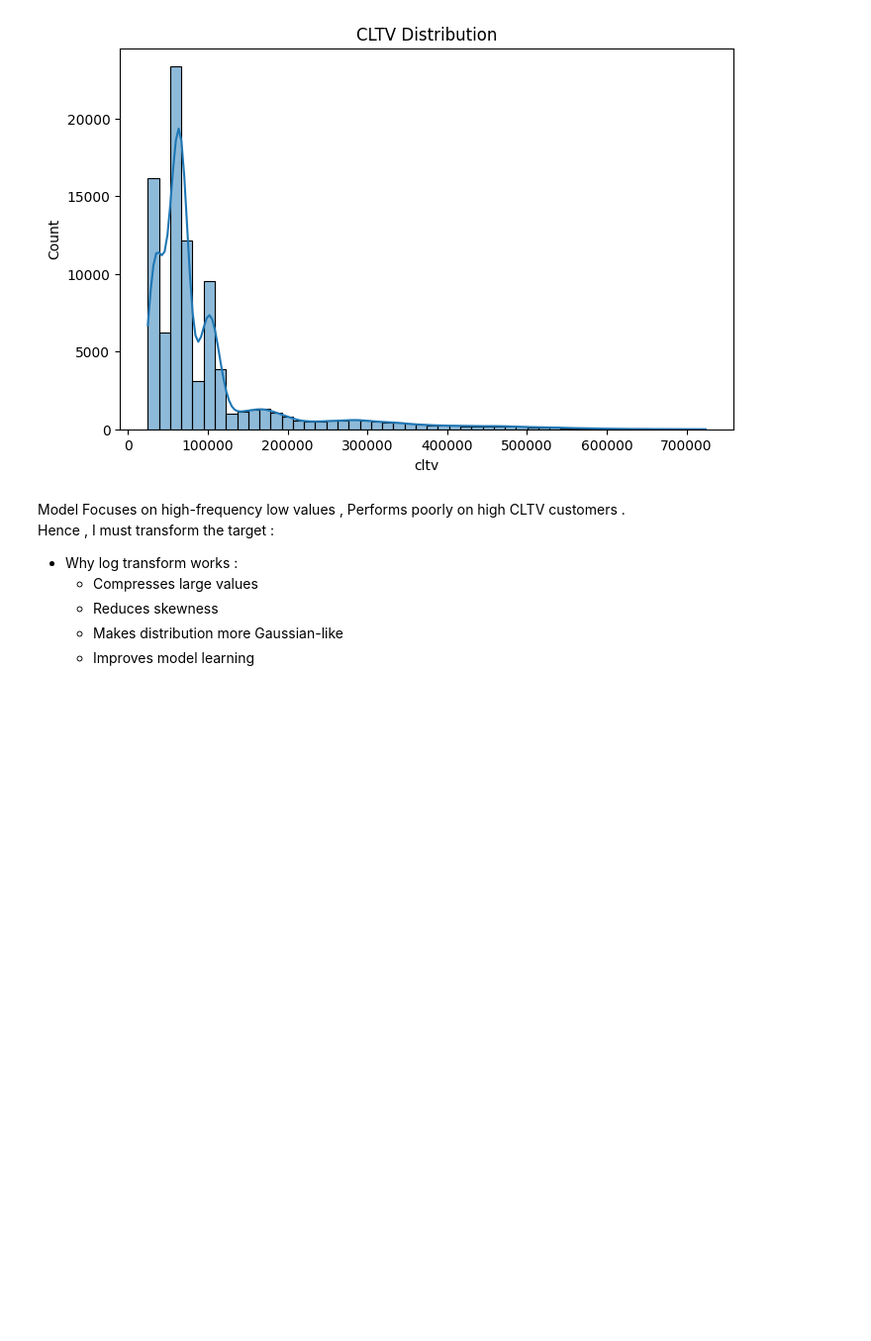
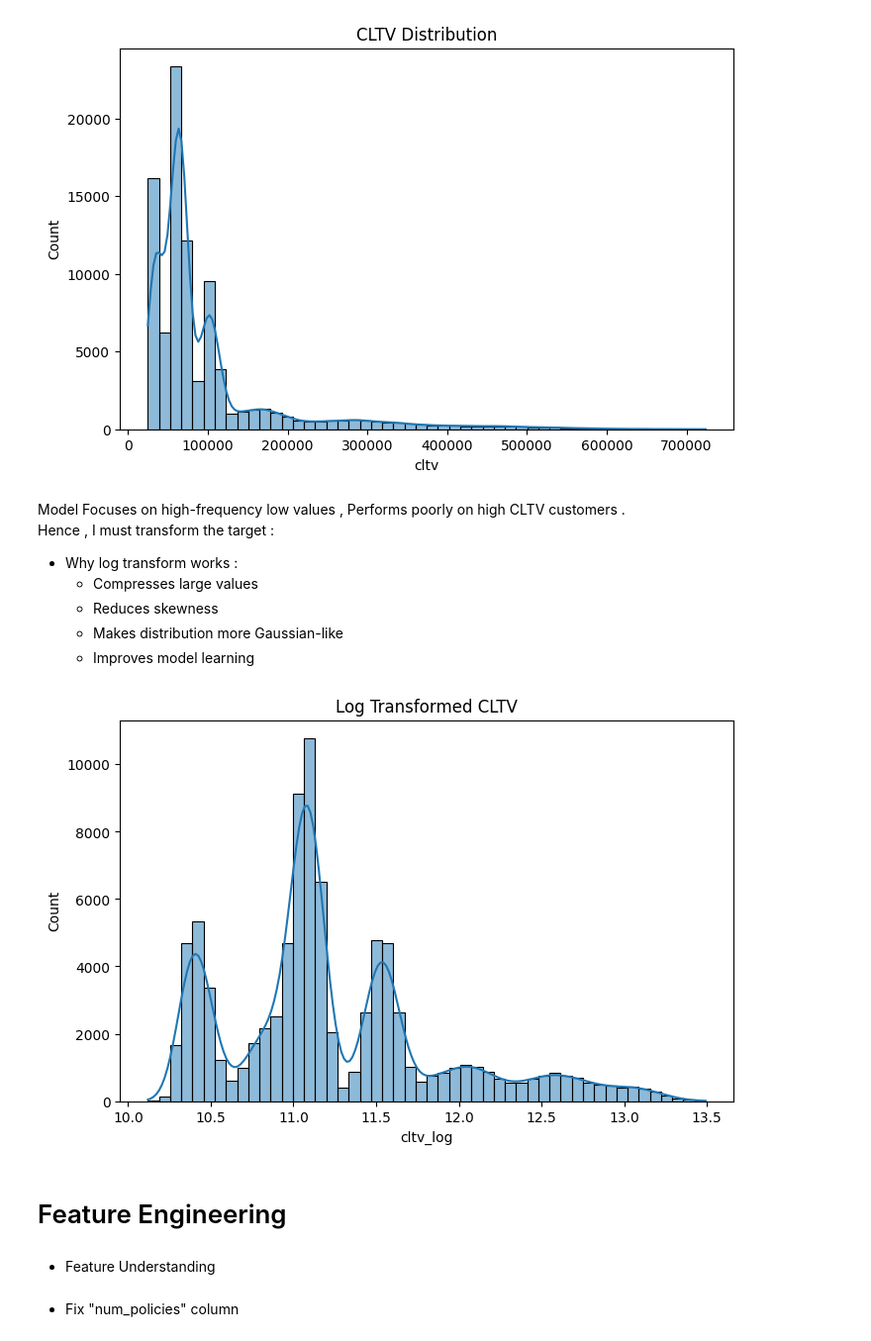
Before and after one commit to PranilBankar/CLTV_Prediction, a Jupyter notebook: Model.ipynb, the cells around one changed output. Shown at 99% size. Cells and saved outputs as stored; diff of their text form; code cells hidden in the pictures; blank space fills up the shorter version.

```diff
--- a/Model.ipynb
+++ b/Model.ipynb
@@ -117,3 +117,13 @@ Hence , I must transform the target :
   - Improves model learning
 # %%
 train['cltv_log'] = np.log1p(train['cltv'])
+plt.figure(figsize=(8,5))
+sns.histplot(train['cltv_log'], bins=50, kde=True)
+plt.title("Log Transformed CLTV")
+plt.show()
+# %% [output]
+[figure, added]
+# %% [markdown]
+# Feature Engineering
+# %% [markdown]
+- Feature Understanding
@@ -119,0 +133,2 @@ train['cltv_log'] = np.log1p(train['cltv'])
+# %% [markdown]
+- Fix "num_policies" column
```
Also changed, not shown: parts of 14 cells of this notebook.
